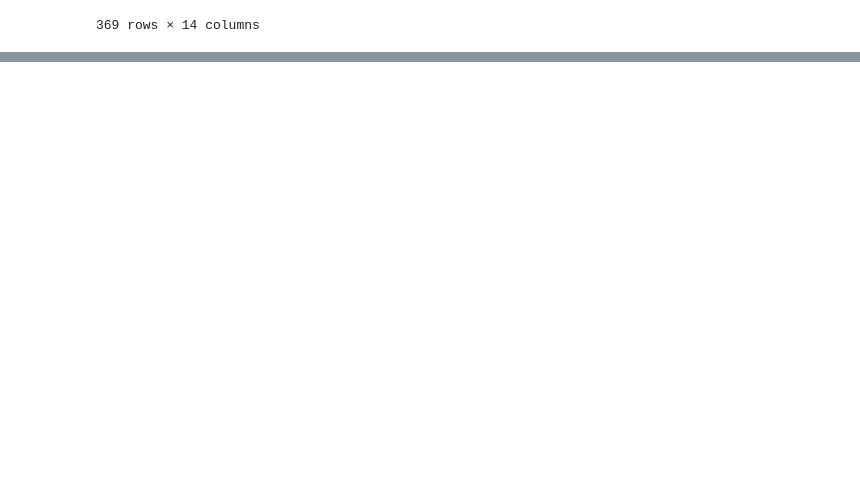
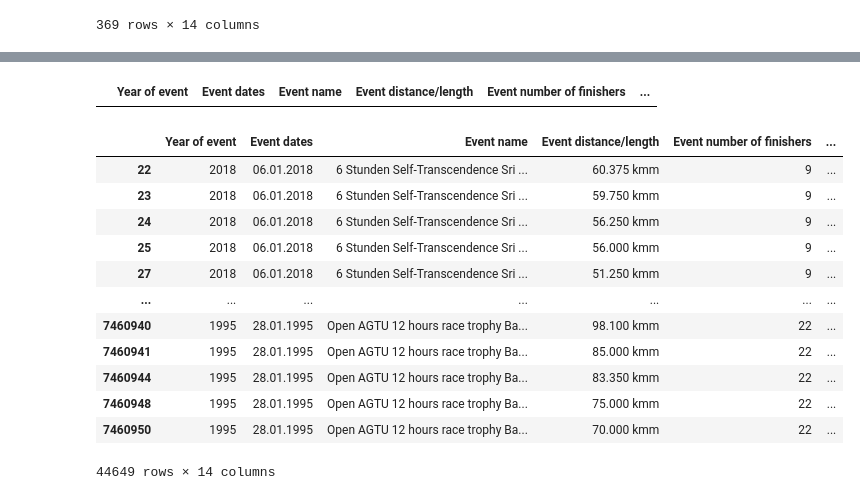
Before and after one commit to OlesiaNZ/python_running_data_analysis, a Jupyter notebook: analysis-the-big-dataset-of-ultra-marathon-running.ipynb, the cells around one changed output, grey strips where cells are left out. Saved outputs shown, nothing was run; the diff lists cells and outputs as text; code cells hidden in the pictures; blank space fills up the shorter version.

```diff
--- a/analysis-the-big-dataset-of-ultra-marathon-running.ipynb
+++ b/analysis-the-big-dataset-of-ultra-marathon-running.ipynb
@@ -591,3 +505,7 @@ dfRUS[~(dfRUS['Event distance/length'].str.contains('km') | dfRUS['Event distanc
 # %% [output]
 |  | Year of event | Event dates | Event name | Event distance/length | Event number of finishers | ... |
 | 274913 | 2018 | 25.-26.05.2018 | NUTS Karhunkierros 160km Trail Ul... | 160k | 64 | ... |
+# %%
+# Let's fix the k to km and check
+dfRUS['Event distance/length'] = dfRUS['Event distance/length'].str.replace('k', 'km')
+dfRUS[(dfRUS['Athlete ID'] == 192087) & (dfRUS['Event number of finishers'] == 64)]
@@ -593,0 +515,20 @@ dfRUS[~(dfRUS['Event distance/length'].str.contains('km') | dfRUS['Event distanc
+# %%
+dfRUS[dfRUS.duplicated() == True]
+# %% [output]
+|  | Year of event | Event dates | Event name | Event distance/length | Event number of finishers | ... |
+# %%
+dfRUS
+# %% [output]
+|  | Year of event | Event dates | Event name | Event distance/length | Event number of finishers | ... |
+| 22 | 2018 | 06.01.2018 | 6 Stunden Self-Transcendence Sri ... | 60.375 kmm | 9 | ... |
+| 23 | 2018 | 06.01.2018 | 6 Stunden Self-Transcendence Sri ... | 59.750 kmm | 9 | ... |
+| 24 | 2018 | 06.01.2018 | 6 Stunden Self-Transcendence Sri ... | 56.250 kmm | 9 | ... |
+| 25 | 2018 | 06.01.2018 | 6 Stunden Self-Transcendence Sri ... | 56.000 kmm | 9 | ... |
+| 27 | 2018 | 06.01.2018 | 6 Stunden Self-Transcendence Sri ... | 51.250 kmm | 9 | ... |
+| ... | ... | ... | ... | ... | ... | ... |
+| 7460940 | 1995 | 28.01.1995 | Open AGTU 12 hours race trophy Ba... | 98.100 kmm | 22 | ... |
+| 7460941 | 1995 | 28.01.1995 | Open AGTU 12 hours race trophy Ba... | 85.000 kmm | 22 | ... |
+| 7460944 | 1995 | 28.01.1995 | Open AGTU 12 hours race trophy Ba... | 83.350 kmm | 22 | ... |
+| 7460948 | 1995 | 28.01.1995 | Open AGTU 12 hours race trophy Ba... | 75.000 kmm | 22 | ... |
+| 7460950 | 1995 | 28.01.1995 | Open AGTU 12 hours race trophy Ba... | 70.000 kmm | 22 | ... |
+44649 rows × 14 columns
```
Also changed, not shown: parts of 17 cells of this notebook.
